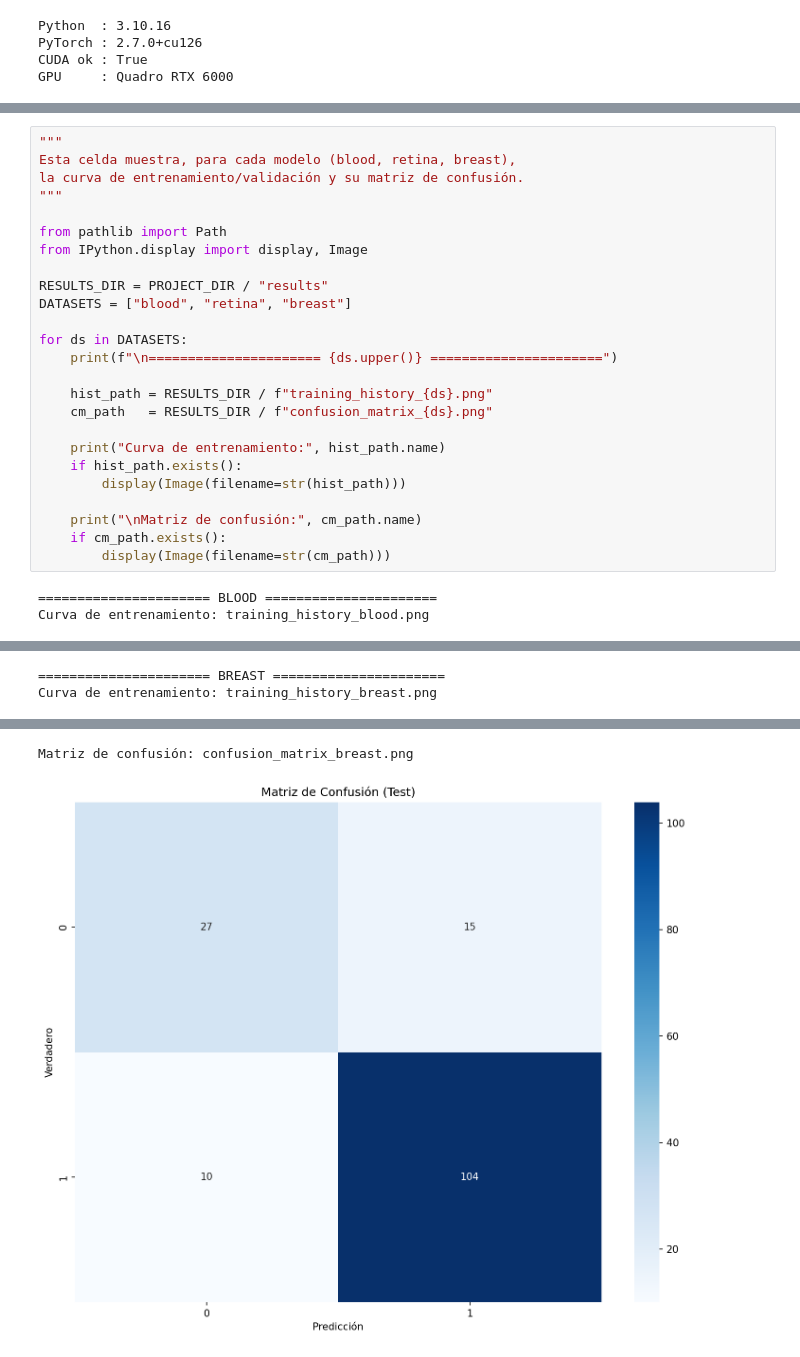
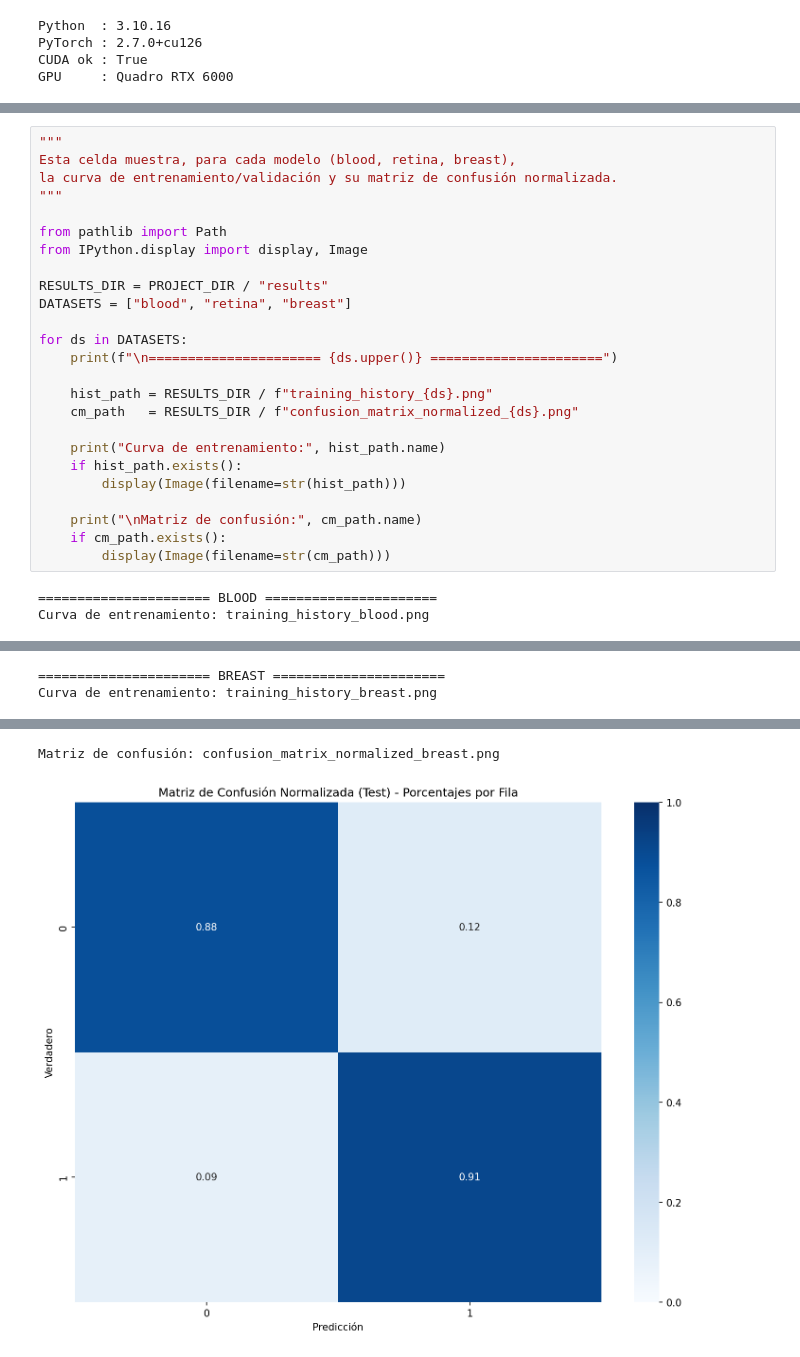
Before and after one commit to LauraMonne/TFM_Laura_Monne, a Jupyter notebook: 1. Notebook entrenamiento ResNet-18.ipynb, the cells around one changed output, grey strips where cells are left out. Drawn from its saved outputs; the diff is of its cells as text.

Commit message:
imagenes

```diff
--- a/1. Notebook entrenamiento ResNet-18.ipynb
+++ b/1. Notebook entrenamiento ResNet-18.ipynb
@@ -232,7 +238,7 @@ ModuleNotFoundError: No module named 'numpy.rec'
 # %%
 """
 Esta celda muestra, para cada modelo (blood, retina, breast),
-la curva de entrenamiento/validación y su matriz de confusión.
+la curva de entrenamiento/validación y su matriz de confusión normalizada.
 """
 
 from pathlib import Path
@@ -245,7 +251,7 @@ for ds in DATASETS:
     print(f"\n====================== {ds.upper()} ======================")
 
     hist_path = RESULTS_DIR / f"training_history_{ds}.png"
-    cm_path   = RESULTS_DIR / f"confusion_matrix_{ds}.png"
+    cm_path   = RESULTS_DIR / f"confusion_matrix_normalized_{ds}.png"
 
     print("Curva de entrenamiento:", hist_path.name)
     if hist_path.exists():
@@ -271,2 +277,2 @@ Curva de entrenamiento: training_history_breast.png
-Matriz de confusión: confusion_matrix_breast.png
+Matriz de confusión: confusion_matrix_normalized_breast.png
-[figure, old version]
+[figure, new version]
```
Also changed, not shown: parts of 9 cells of this notebook, 24 other files.
